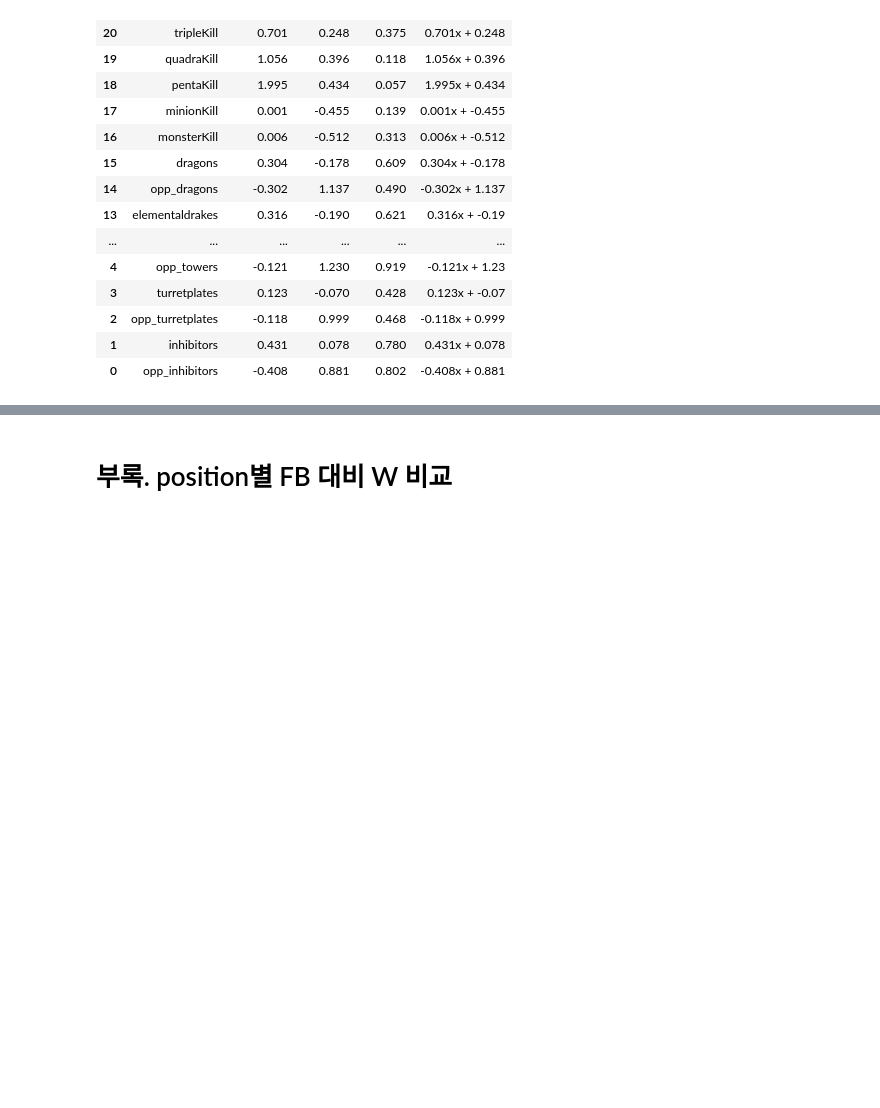
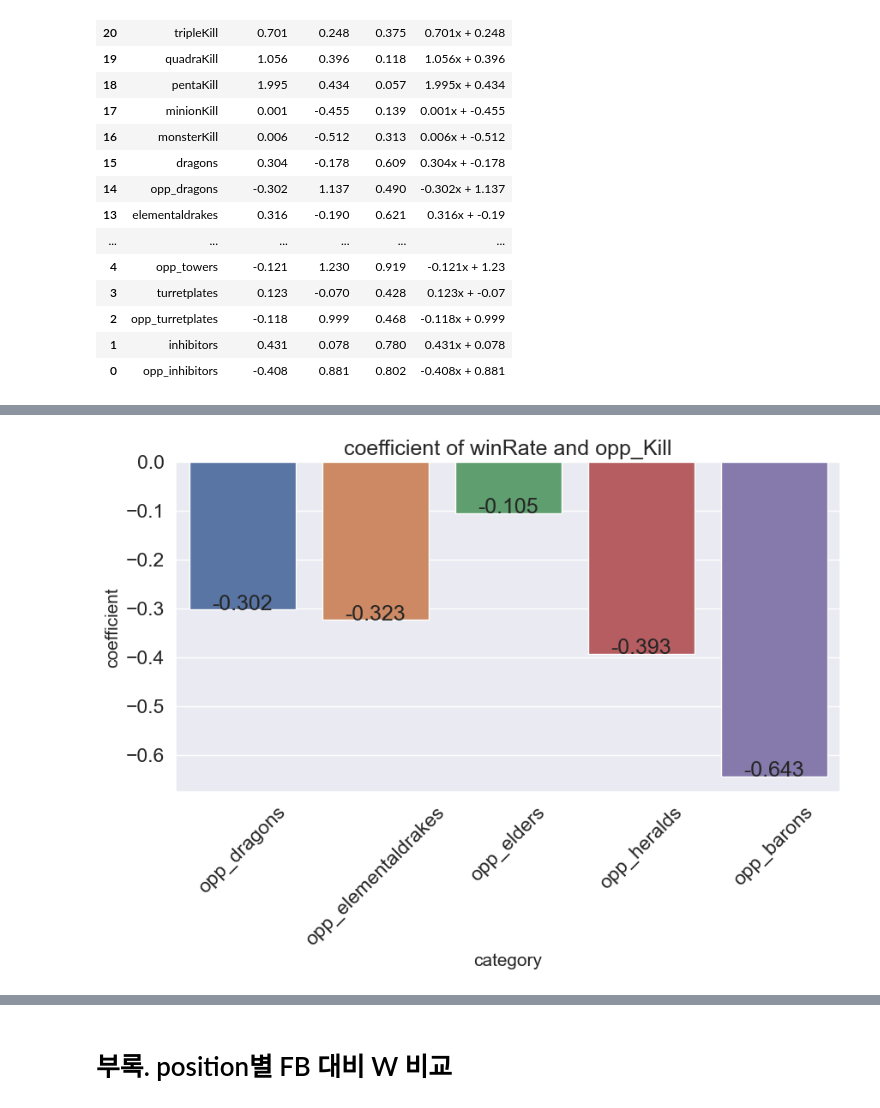
Before and after one commit to minchoCoin/LOL_data_analysis_prj, a Jupyter notebook: esportsDataAnalysis.ipynb, the cells around one changed output, grey strips where cells are left out. Drawn from its saved outputs; the diff is of its cells as text; code cells hidden in the pictures; blank space fills up the shorter version.

```diff
--- a/esportsDataAnalysis.ipynb
+++ b/esportsDataAnalysis.ipynb
@@ -494,0 +540,23 @@ trendData
+# %%
+#'towers','opp_towers','turretplates','opp_turretplates','inhibitors','opp_inhibitors'
+plt.figure(figsize=(10,5))
+plt.xticks(rotation=45)
+sb.set(font_scale=1.5)
+gp_plot = sb.barplot(y='coefficient',x='category',data=trendData.loc[trendData['category'].isin(['opp_dragons','opp_elementaldrakes','opp_elders','opp_heralds','opp_barons']),:],errorbar=None)
+gp_plot.set_xlabel("category",fontsize="15")
+gp_plot.set_ylabel("coefficient",fontsize="15")
+
+
+
+for p in gp_plot.patches:
+    gp_plot.text(p.get_x() + (p.get_width()/2.0) ,
+            p.get_y() + p.get_height(),
+            f"{p.get_height():.3f}",
+            ha = 'center' )
+
+
+
+plt.title("coefficient of winRate and opp_Kill")
+plt.show()
+# %% [output]
+[figure, added]
```
Also changed, not shown: parts of 6 cells of this notebook.
